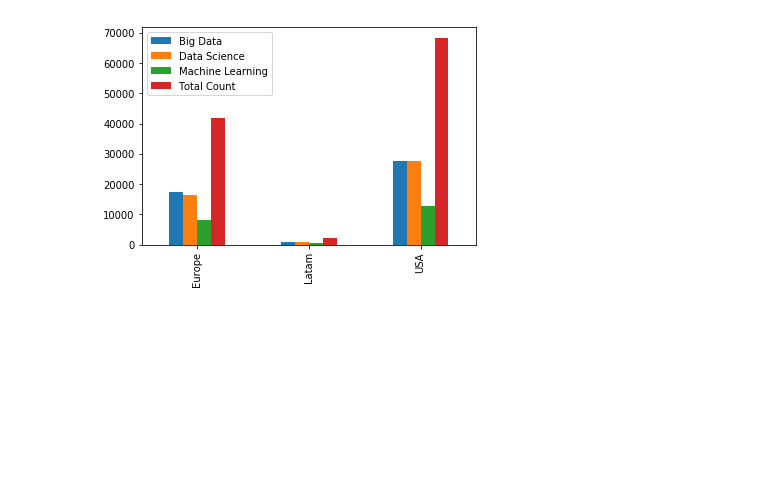
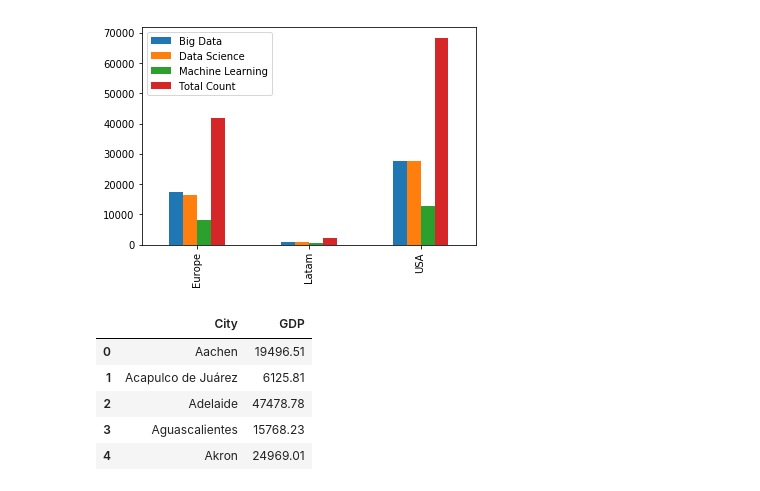
Before and after one commit to alexisriva/ProyectoAED, a Jupyter notebook: project.ipynb, the cells around one changed output. Cells and saved outputs as stored; diff of their text form; code cells hidden in the pictures; blank space fills up the shorter version.

```diff
--- a/project.ipynb
+++ b/project.ipynb
@@ -177,0 +184,9 @@ compdf.plot.bar()
+# %%
+gdp_df.head()
+# %% [output]
+|  | City | GDP |
+| 0 | Aachen | 19496.51 |
+| 1 | Acapulco de Juárez | 6125.81 |
+| 2 | Adelaide | 47478.78 |
+| 3 | Aguascalientes | 15768.23 |
+| 4 | Akron | 24969.01 |
```
Also changed, not shown: parts of 10 cells of this notebook, 2 other files.
